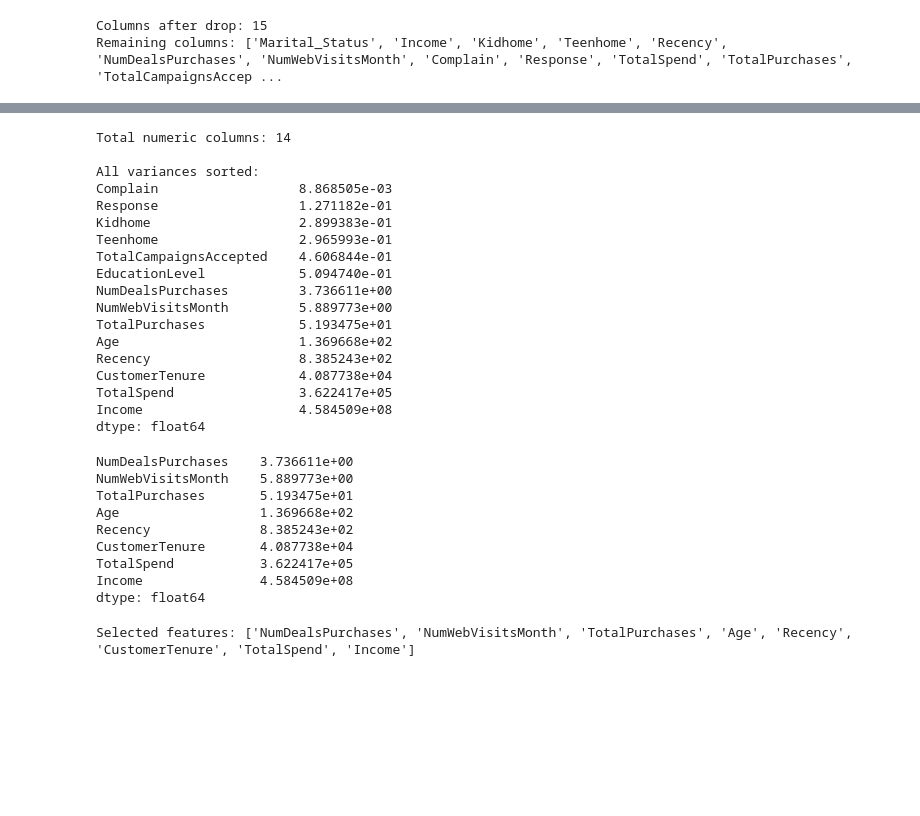
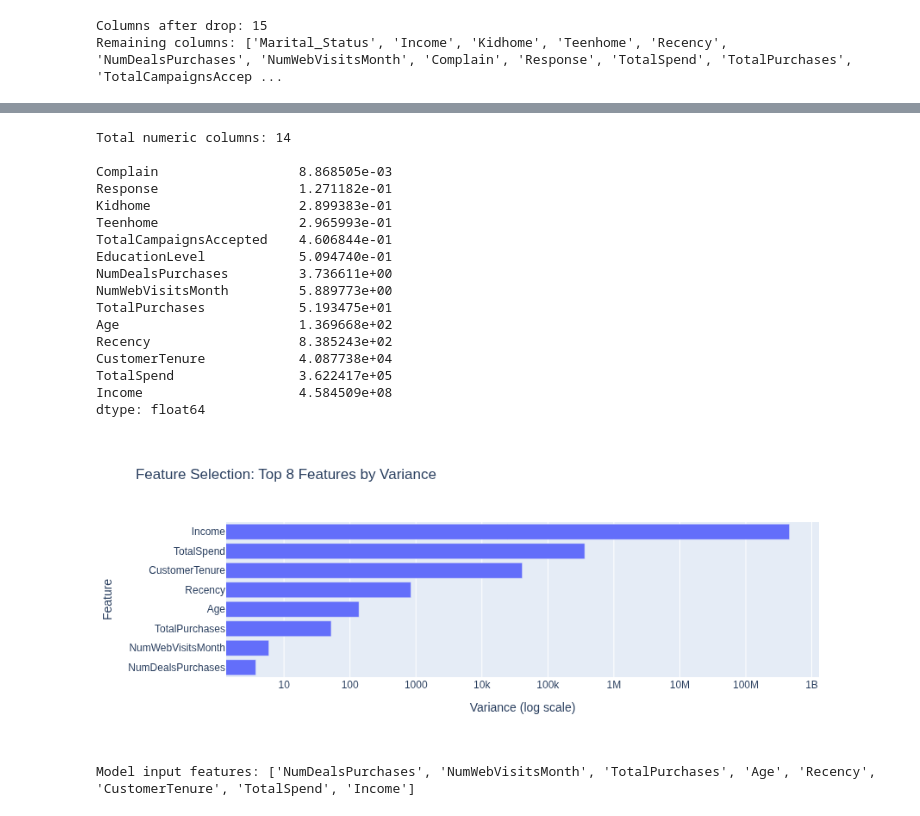
Before and after one commit to GODFREY-PNG/customer_segmentation, a Jupyter notebook: market_clustering_analysis.ipynb, the cells around one changed output, grey strips where cells are left out. Cells and saved outputs as stored; diff of their text form; code cells hidden in the pictures; blank space fills up the shorter version.

```diff
--- a/market_clustering_analysis.ipynb
+++ b/market_clustering_analysis.ipynb
@@ -269,7 +275,16 @@ min       0.000000        0.000000     5.000000
 75%      74.000000       18.000000  1045.500000
 max      99.000000       32.000000  2525.000000
 # %%
-# check unique value counts — columns with too many or too few unique values
-# are useless for clustering and will be dropped
-df.nunique()
+# Dropping originals replaced by engineered features, ID (row identifier),
+# and Z_ columns (zero variance — constant across all records)
+df = df.drop(columns=[
+    "ID", "Year_Birth", "Z_CostContact", "Z_Revenue", "Dt_Customer", "Education",
+    "MntWines", "MntFruits", "MntMeatProducts", "MntFishProducts",
+    "MntSweetProducts", "MntGoldProds",
+    "NumWebPurchases", "NumCatalogPurchases", "NumStorePurchases",
+    "AcceptedCmp1", "AcceptedCmp2", "AcceptedCmp3", "AcceptedCmp4", "AcceptedCmp5"
+])
+
+print(f"Columns remaining: {df.shape[1]}")
+print(df.columns.tolist())
 # %% [output]
@@ -300,12 +292,0 @@ Columns before drop: 35
-# %%
-# drop identifier, zero-variance and original columns
-# already replaced by Age, CustomerTenure, EducationLevel and the aggregated totals
-df = df.drop(columns=[
-    "ID", "Year_Birth", "Z_CostContact", "Z_Revenue", "Dt_Customer",
-    "Education",
-    "MntWines", "MntFruits", "MntMeatProducts", "MntFishProducts",
-    "MntSweetProducts", "MntGoldProds",
-    "NumWebPurchases", "NumCatalogPurchases", "NumStorePurchases",
-    "AcceptedCmp1", "AcceptedCmp2", "AcceptedCmp3", "AcceptedCmp4", "AcceptedCmp5"
-])
-df.info()
@@ -336,14 +305,10 @@ Remaining columns: ['Marital_Status', 'Income', 'Kidhome', 'Teenhome', 'Recency'
 # %%
-# check variance across all numeric columns to guide feature selection`
 numeric_cols = df.select_dtypes(include=['number']).columns
-print("Total numeric columns:", len(numeric_cols))
-print()
-print("All variances sorted:")
+print(f"Total numeric columns: {len(numeric_cols)}\n")
 print(df[numeric_cols].var().sort_values())
 # %% [output]
 Total numeric columns: 14
 
-All variances sorted:
 Complain                  8.868505e-03
 Response                  1.271182e-01
 Kidhome                   2.899383e-01
@@ -360,23 +325,22 @@ TotalSpend                3.622417e+05
 Income                    4.584509e+08
 dtype: float64
 # %%
-# clear variance gap after EducationLevel — top 8 features carry the signal, bottom 6 are too flat
-top_features = df[numeric_cols].var().sort_values().tail(8)
-print(top_features)
+variance_scores = df[numeric_cols].var().sort_values()
+top_variance_features = variance_scores.tail(8)
+
+fig = px.bar(
+    x=top_variance_features.values,
+    y=top_variance_features.index,
+    orientation="h",
+    title="Feature Selection: Top 8 Features by Variance"
+)
+fig.update_layout(xaxis_title="Variance (log scale)", yaxis_title="Feature")
+fig.update_xaxes(type='log')
+fig.show()
 # %% [output]
-NumDealsPurchases    3.736611e+00
-NumWebVisitsMonth    5.889773e+00
-TotalPurchases       5.193475e+01
-Age                  1.369668e+02
-Recency              8.385243e+02
-CustomerTenure       4.087738e+04
-TotalSpend           3.622417e+05
-Income               4.584509e+08
-dtype: float64
+[figure, added]
 # %%
-# extract top 8 feature names — only these go into the model
-top_features = df[numeric_cols].var().sort_values().tail(8)
-high_var_feature = top_features.index.tolist()
-print("Selected features:", high_var_feature)
+high_var_features = top_variance_features.index.tolist()
+print("Model input features:", high_var_features)
 # %% [output]
-Selected features: ['NumDealsPurchases', 'NumWebVisitsMonth', 'TotalPurchases', 'Age', 'Recency', 'CustomerTenure', 'TotalSpend', 'Income']
+Model input features: ['NumDealsPurchases', 'NumWebVisitsMonth', 'TotalPurchases', 'Age', 'Recency', 'CustomerTenure', 'TotalSpend', 'Income']
```
Also changed, not shown: parts of 62 cells of this notebook, 34 other files.
